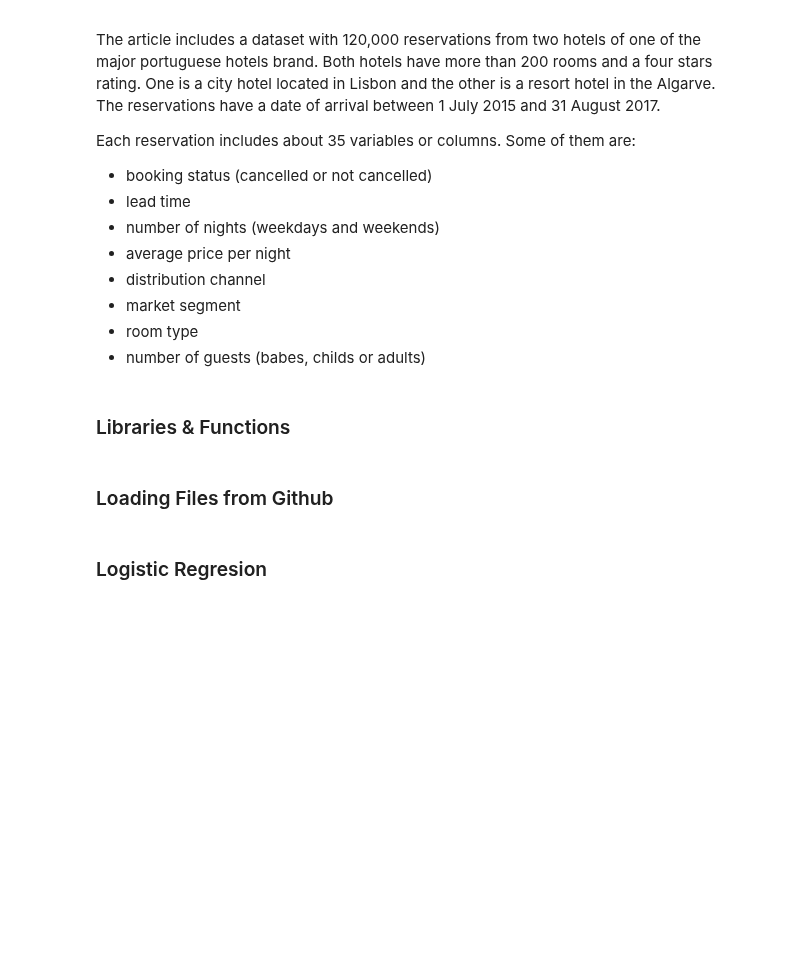
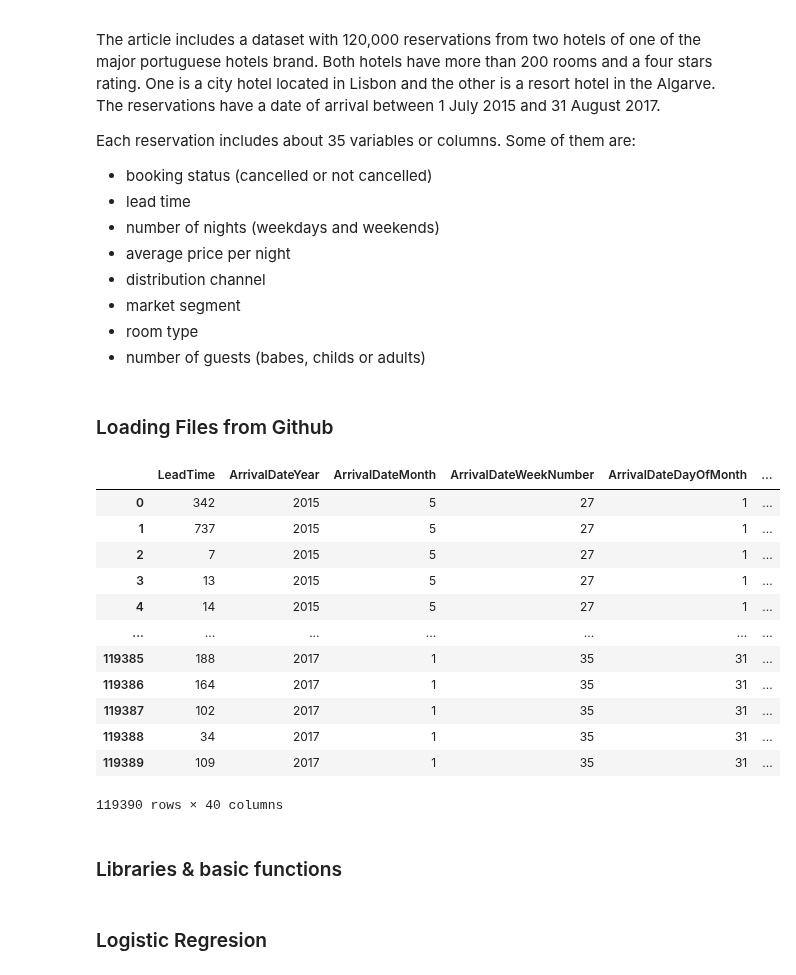
Before and after one commit to alejandromanas/GoogleColab_public, a Jupyter notebook: Bookings.ipynb, the cells around one changed output. Drawn from its saved outputs; the diff is of its cells as text; code cells hidden in the pictures; blank space fills up the shorter version.

```diff
--- a/Bookings.ipynb
+++ b/Bookings.ipynb
@@ -34,5 +34,3 @@ Each reservation includes about 35 variables or columns. Some of them are:
 * market segment
 * room type
 * number of guests (babes, childs or adults)
-# %% [markdown]
-### Libraries & Functions
@@ -222,5 +38,26 @@ def light_LGBM(X,y,param_grid):
 ### Loading Files from Github
 # %%
 # data was preprocessed and imported from a personal Github repo
+#features
 X = pd.read_csv("https://raw.githubusercontent.com/alejandromanas/GoogleColab_public/master/bookings/files/X.csv", delimiter = ',')
+#response variable
 Y = pd.read_csv("https://raw.githubusercontent.com/alejandromanas/GoogleColab_public/master/bookings/files/Y.csv", delimiter = ',')
+
+# Concatenate by columns
+Z = pd.concat([X,Y],axis=1)
+# %% [output]
+|  | LeadTime | ArrivalDateYear | ArrivalDateMonth | ArrivalDateWeekNumber | ArrivalDateDayOfMonth | ... |
+| 0 | 342 | 2015 | 5 | 27 | 1 | ... |
+| 1 | 737 | 2015 | 5 | 27 | 1 | ... |
+| 2 | 7 | 2015 | 5 | 27 | 1 | ... |
+| 3 | 13 | 2015 | 5 | 27 | 1 | ... |
+| 4 | 14 | 2015 | 5 | 27 | 1 | ... |
+| ... | ... | ... | ... | ... | ... | ... |
+| 119385 | 188 | 2017 | 1 | 35 | 31 | ... |
+| 119386 | 164 | 2017 | 1 | 35 | 31 | ... |
+| 119387 | 102 | 2017 | 1 | 35 | 31 | ... |
+| 119388 | 34 | 2017 | 1 | 35 | 31 | ... |
+| 119389 | 109 | 2017 | 1 | 35 | 31 | ... |
+119390 rows × 40 columns
+# %% [markdown]
+### Libraries & basic functions
```
Also changed, not shown: parts of 10 cells of this notebook.
